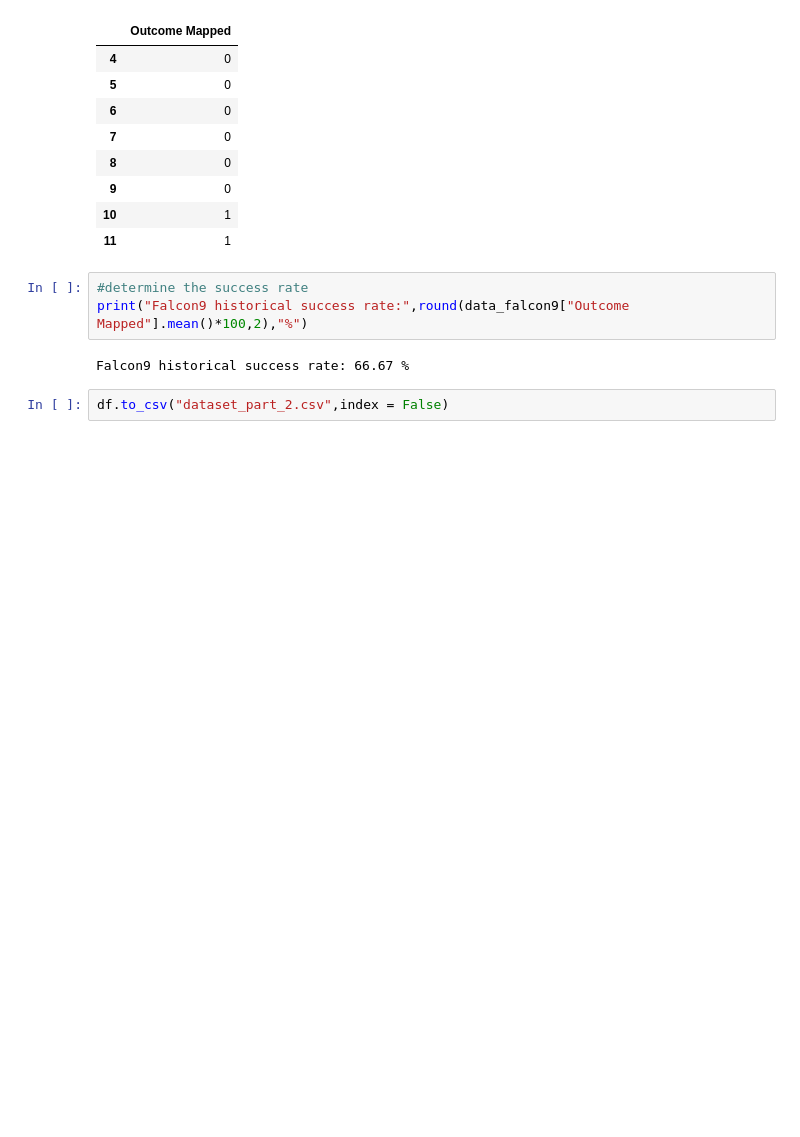
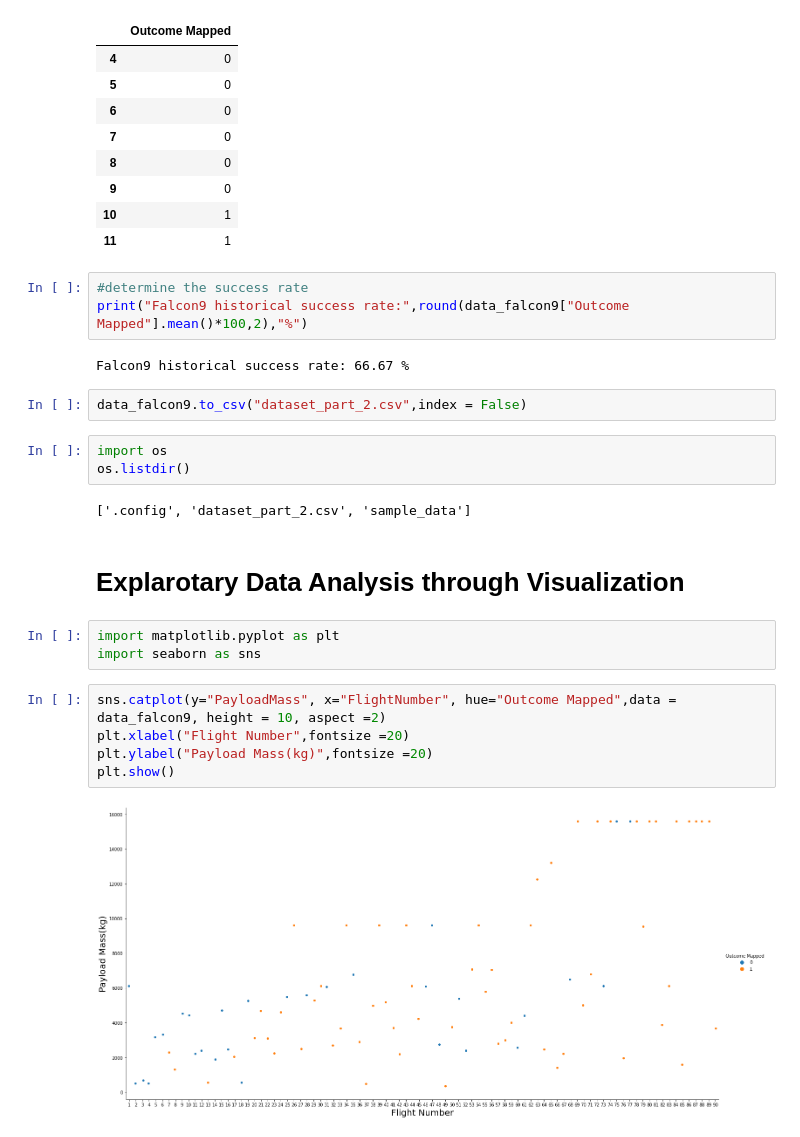
Before and after one commit to Reitnos/Falcon-Landing-Prediction, a Jupyter notebook: FalconLandingPrediction.ipynb, the cells around one changed output. Cells and saved outputs as stored; diff of their text form; blank space fills up the shorter version.

Commit message:
Added EDA with data visualization

```diff
--- a/FalconLandingPrediction.ipynb
+++ b/FalconLandingPrediction.ipynb
@@ -622,4 +622,21 @@ print("Falcon9 historical success rate:",round(data_falcon9["Outcome Mapped"].me
 # %% [output]
 Falcon9 historical success rate: 66.67 %
 # %%
-df.to_csv("dataset_part_2.csv",index = False)
+data_falcon9.to_csv("dataset_part_2.csv",index = False)
+# %%
+import os
+os.listdir()
+# %% [output]
+['.config', 'dataset_part_2.csv', 'sample_data']
+# %% [markdown]
+# Explarotary Data Analysis through Visualization
+# %%
+import matplotlib.pyplot as plt
+import seaborn as sns
+# %%
+sns.catplot(y="PayloadMass", x="FlightNumber", hue="Outcome Mapped",data = data_falcon9, height = 10, aspect =2)
+plt.xlabel("Flight Number",fontsize =20)
+plt.ylabel("Payload Mass(kg)",fontsize =20)
+plt.show()
+# %% [output]
+[figure, added]
```
Also changed, not shown: parts of 17 cells of this notebook.
